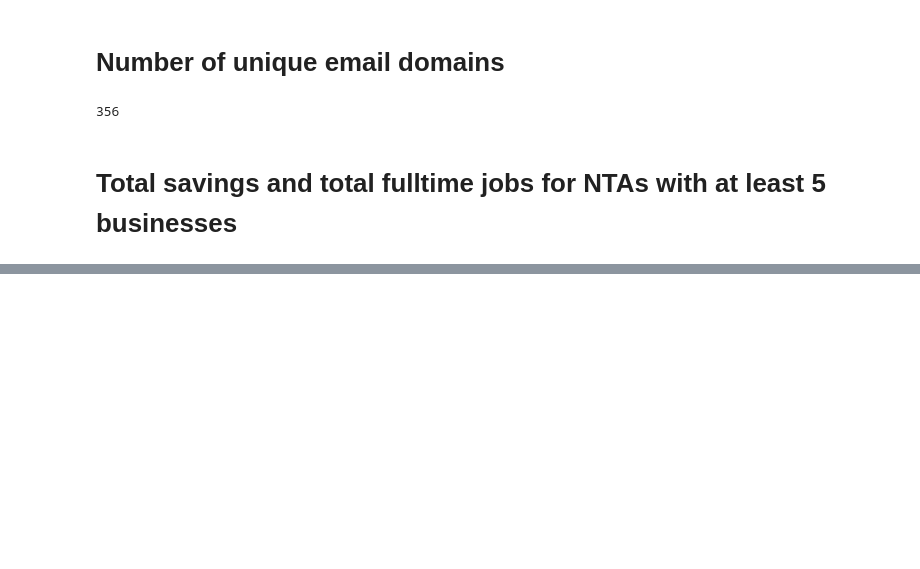
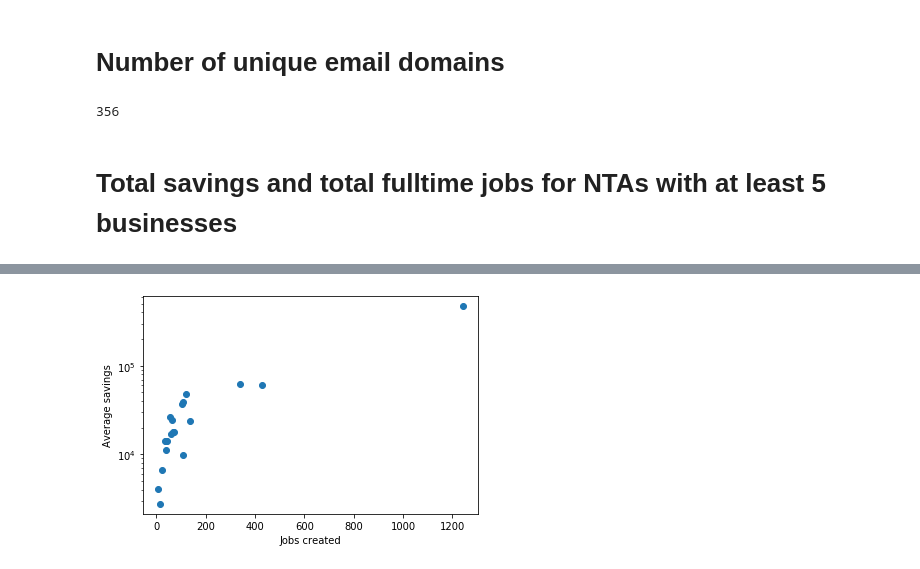
Before and after one commit to i02132002/binder-framework, a Jupyter notebook: Savings.ipynb, the cells around one changed output, grey strips where cells are left out. Saved outputs shown, nothing was run; the diff lists cells and outputs as text; code cells hidden in the pictures; blank space fills up the shorter version.

```diff
--- a/Savings.ipynb
+++ b/Savings.ipynb
@@ -73,0 +82,8 @@ result.to_csv('savings_result.csv')
+# %%
+fig, ax = plt.subplots()
+ax.scatter(jobs_gt5, savings_gt5)
+ax.set_xlabel('Jobs created')
+ax.set_ylabel('Average savings')
+ax.set_yscale('log')
+# %% [output]
+[figure, added]
```
Also changed, not shown: parts of 3 cells of this notebook, 1 other file.
